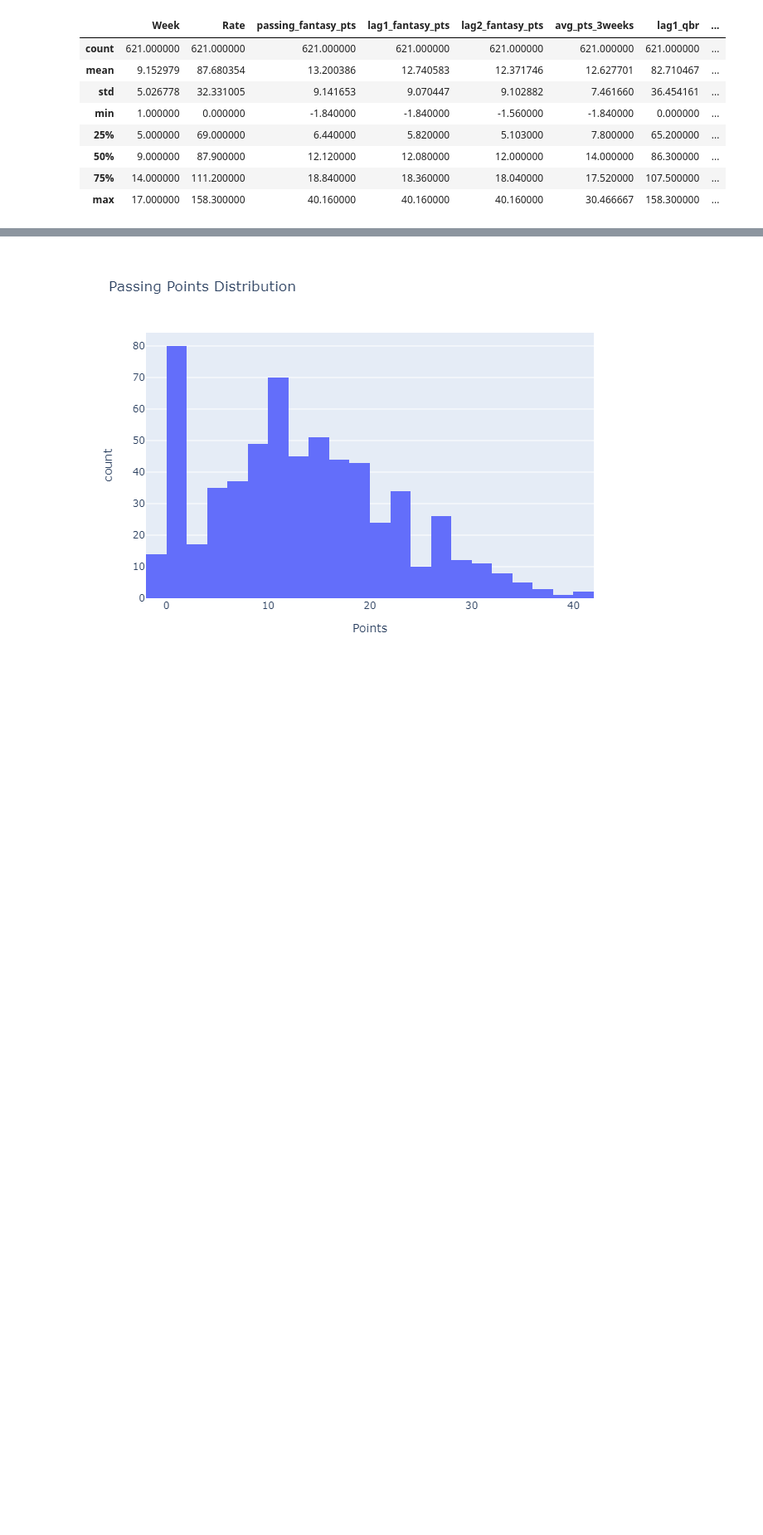
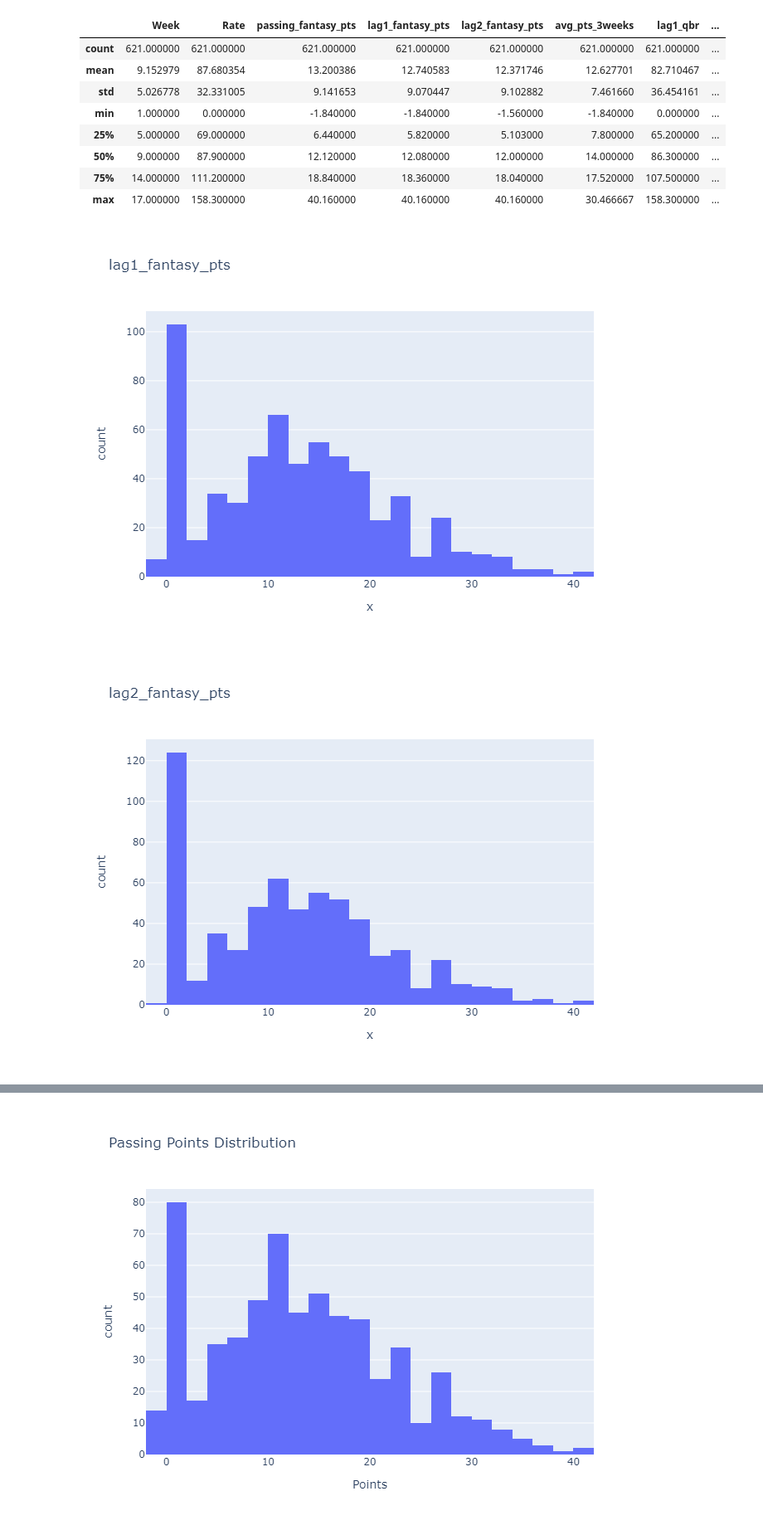
Before and after one commit to Matt-J-Christy/python_dev_practice, a Jupyter notebook: model_building/passing_points_model.ipynb, the cells around one changed output, grey strips where cells are left out. Shown: that part at 83% size. Cells and saved outputs as stored; diff of their text form; code cells hidden in the pictures; blank space fills up the shorter version.

```diff
--- a/model_building/passing_points_model.ipynb
+++ b/model_building/passing_points_model.ipynb
@@ -72,3 +71,12 @@ df_noNull.describe()
 | 50% | 9.000000 | 87.900000 | 12.120000 | 12.080000 | 12.000000 | 14.000000 | 86.300000 | ... |
 | 75% | 14.000000 | 111.200000 | 18.840000 | 18.360000 | 18.040000 | 17.520000 | 107.500000 | ... |
 | max | 17.000000 | 158.300000 | 40.160000 | 40.160000 | 40.160000 | 30.466667 | 158.300000 | ... |
+# %%
+for i in lags+avgs+ratio:
+    px.histogram(
+        x=df_noNull.loc[:, i],
+        title=i
+    ).show(renderer='png')
+# %% [output]
+[figure, added]
+[figure, added]
```
Also changed, not shown: parts of 29 cells of this notebook, 5 other files.
